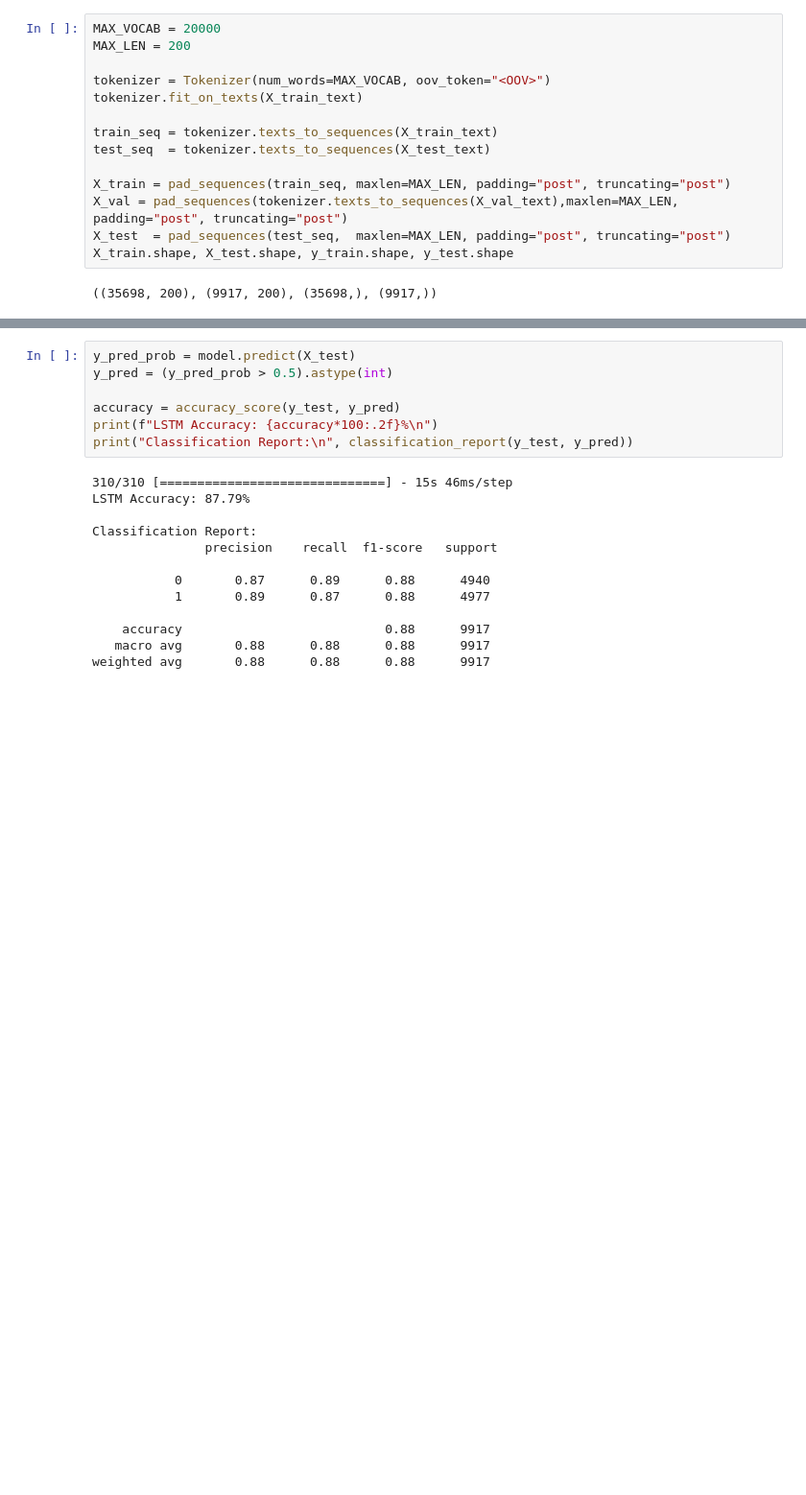
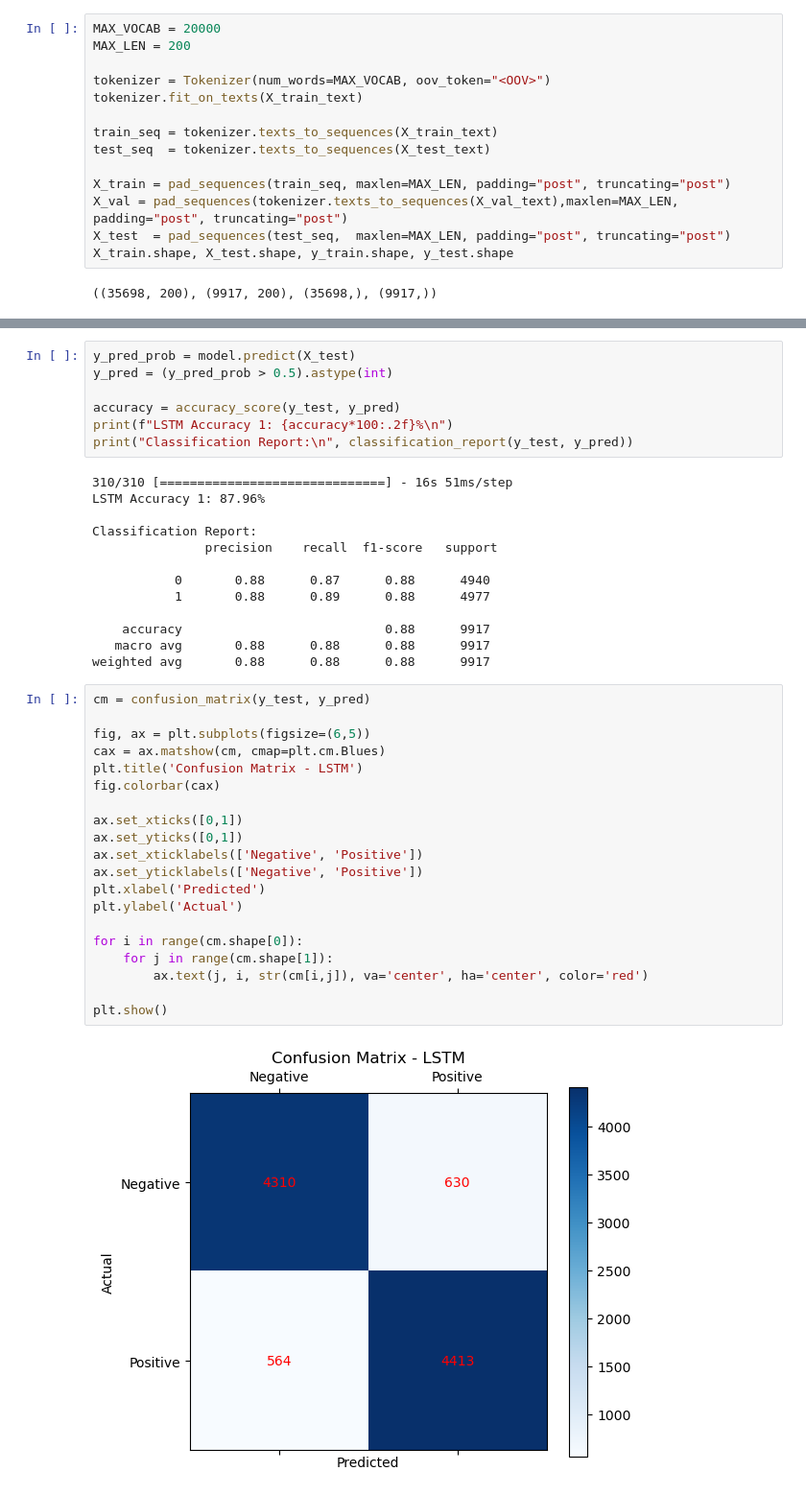
Before and after one commit to tamarasap/Sentiment-analysis, a Jupyter notebook: lstm.ipynb, the cells around one changed output, grey strips where cells are left out. Shown at 96% size. Cells and saved outputs as stored; diff of their text form; blank space fills up the shorter version.

```diff
--- a/lstm.ipynb
+++ b/lstm.ipynb
@@ -226,18 +250,40 @@ y_pred_prob = model.predict(X_test)
 y_pred = (y_pred_prob > 0.5).astype(int)
 
 accuracy = accuracy_score(y_test, y_pred)
-print(f"LSTM Accuracy: {accuracy*100:.2f}%\n")
+print(f"LSTM Accuracy 1: {accuracy*100:.2f}%\n")
 print("Classification Report:\n", classification_report(y_test, y_pred))
 # %% [output]
-310/310 [==============================] - 15s 46ms/step
-LSTM Accuracy: 87.79%
+310/310 [==============================] - 16s 51ms/step
+LSTM Accuracy 1: 87.96%
 
 Classification Report:
                precision    recall  f1-score   support
 
-           0       0.87      0.89      0.88      4940
-           1       0.89      0.87      0.88      4977
+           0       0.88      0.87      0.88      4940
+           1       0.88      0.89      0.88      4977
 
     accuracy                           0.88      9917
    macro avg       0.88      0.88      0.88      9917
 weighted avg       0.88      0.88      0.88      9917
+# %%
+cm = confusion_matrix(y_test, y_pred)
+
+fig, ax = plt.subplots(figsize=(6,5))
+cax = ax.matshow(cm, cmap=plt.cm.Blues)
+plt.title('Confusion Matrix - LSTM')
+fig.colorbar(cax)
+
+ax.set_xticks([0,1])
+ax.set_yticks([0,1])
+ax.set_xticklabels(['Negative', 'Positive'])
+ax.set_yticklabels(['Negative', 'Positive'])
+plt.xlabel('Predicted')
+plt.ylabel('Actual')
+
+for i in range(cm.shape[0]):
+    for j in range(cm.shape[1]):
+        ax.text(j, i, str(cm[i,j]), va='center', ha='center', color='red')
+
+plt.show()
+# %% [output]
+[figure, added]
```
Also changed, not shown: parts of 9 cells of this notebook.
